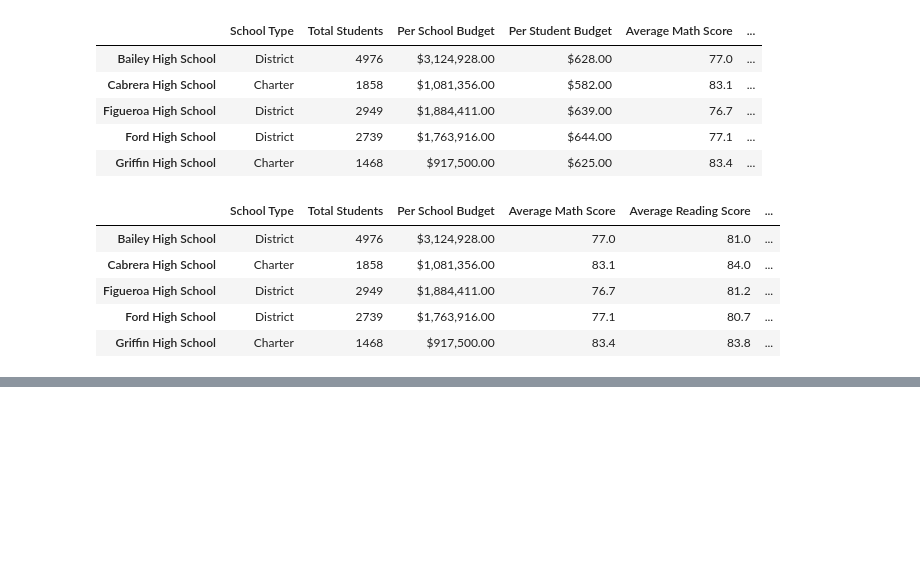
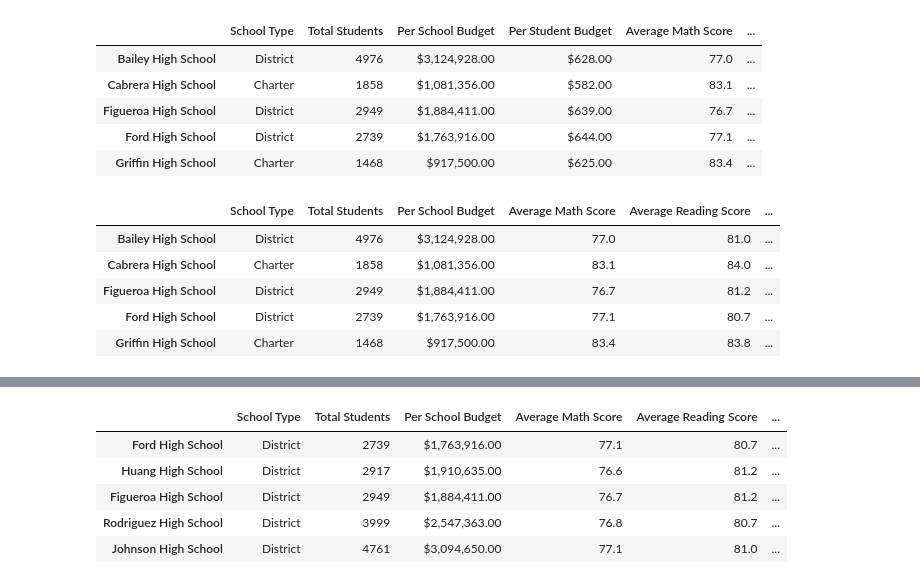
Before and after one commit to KateBeliankova/School_District_Analysis, a Jupyter notebook: PyCitySchools.ipynb, the cells around one changed output, grey strips where cells are left out. Cells and saved outputs as stored; diff of their text form; code cells hidden in the pictures; blank space fills up the shorter version.

```diff
--- a/PyCitySchools.ipynb
+++ b/PyCitySchools.ipynb
@@ -720,0 +733,10 @@ per_school_summary_df.head()
+# %%
+bottom_schools = per_school_summary_df.sort_values(["% Overall Passing"])
+bottom_schools.head()
+# %% [output]
+|  | School Type | Total Students | Per School Budget | Average Math Score | Average Reading Score | ... |
+| Ford High School | District | 2739 | $1,763,916.00 | 77.1 | 80.7 | ... |
+| Huang High School | District | 2917 | $1,910,635.00 | 76.6 | 81.2 | ... |
+| Figueroa High School | District | 2949 | $1,884,411.00 | 76.7 | 81.2 | ... |
+| Rodriguez High School | District | 3999 | $2,547,363.00 | 76.8 | 80.7 | ... |
+| Johnson High School | District | 4761 | $3,094,650.00 | 77.1 | 81.0 | ... |
```
Also changed, not shown: parts of 1 cell of this notebook.
